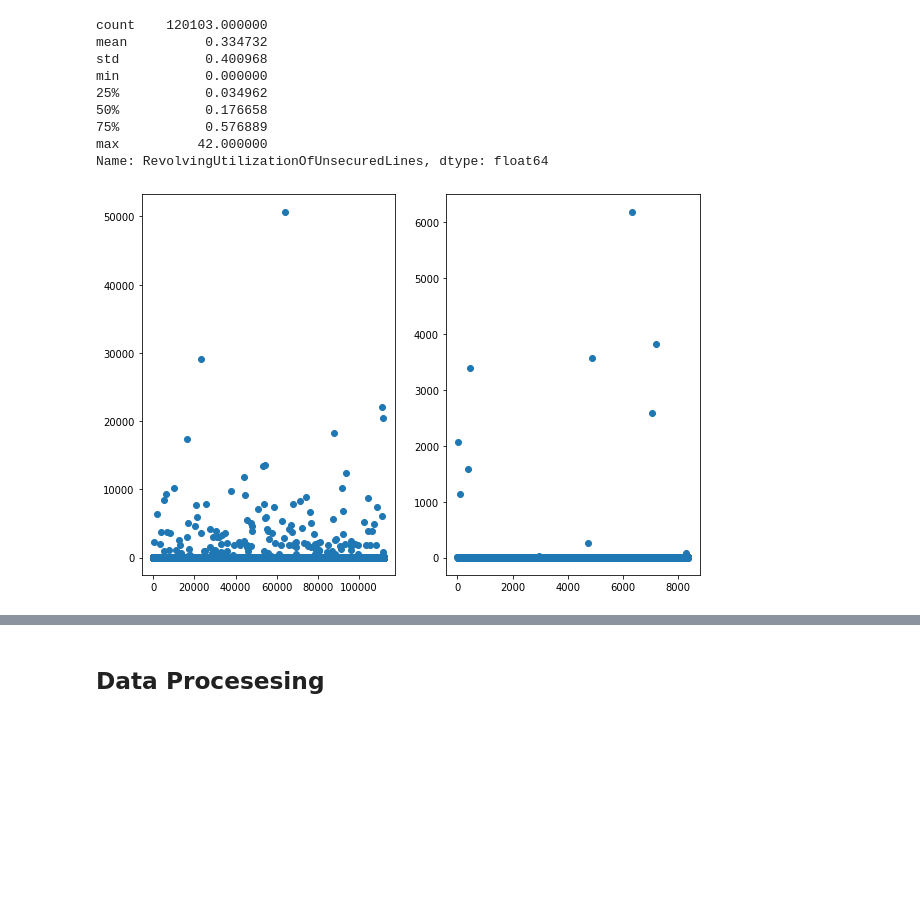
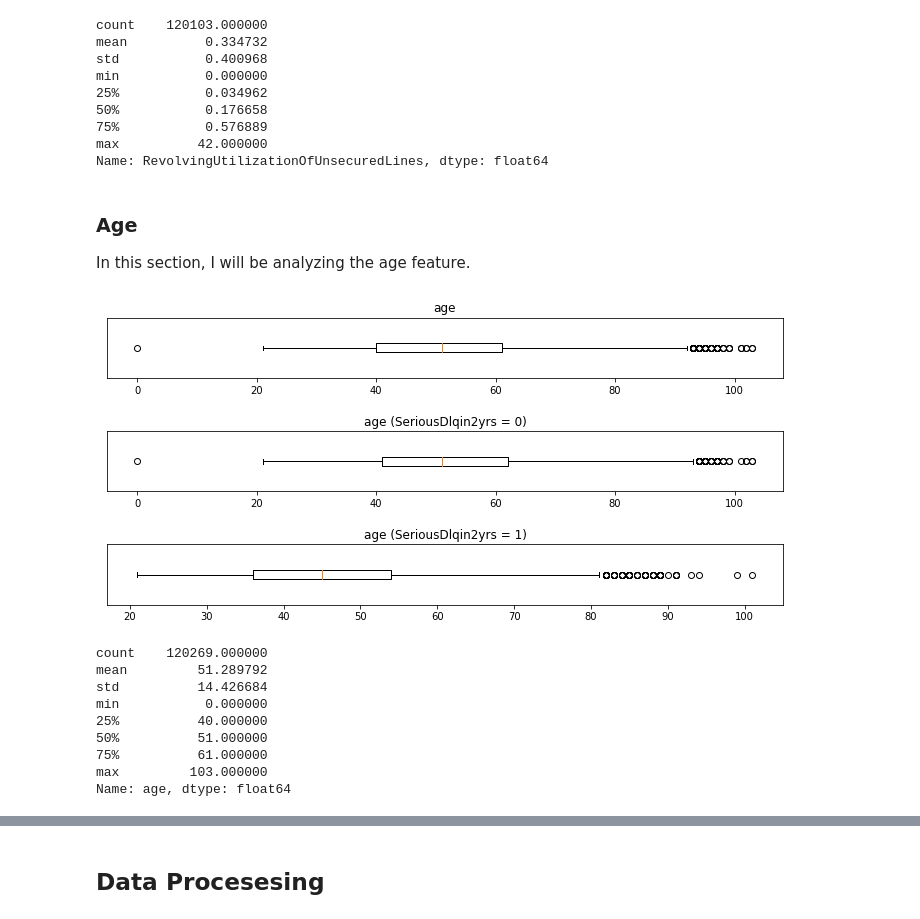
Before and after one commit to kimsternator/ECE-225-Project, a Jupyter notebook: ECE 225 Project.ipynb, the cells around one changed output, grey strips where cells are left out. Cells and saved outputs as stored; diff of their text form; code cells hidden in the pictures; blank space fills up the shorter version.

```diff
--- a/ECE 225 Project.ipynb
+++ b/ECE 225 Project.ipynb
@@ -143,24 +143,42 @@ min           0.000000
 75%           0.576889
 max          42.000000
 Name: RevolvingUtilizationOfUnsecuredLines, dtype: float64
-# %%
-fig = plt.figure(figsize = (10, 7))
-ruul_0 = training_data[training_data["SeriousDlqin2yrs"] == 0]["RevolvingUtilizationOfUnsecuredLines"]
-ruul_1 = training_data[training_data["SeriousDlqin2yrs"] == 1]["RevolvingUtilizationOfUnsecuredLines"]
-# plt.scatter([i for i in range(len(ruul_0))], ruul_0)
-# # plt.scatter([i for i in range(len(ruul_1))], ruul_1)
-# # print(min(training_data["RevolvingUtilizationOfUnsecuredLines"]), max(training_data["RevolvingUtilizationOfUnsecuredLines"]))
-# # print(len(training_data[training_data["RevolvingUtilizationOfUnsecuredLines"] > 100]))
-# plt.legend(["No Credit Risk"])
-# plt.show()
-
-plt.subplot(1, 2, 1)
-plt.scatter([i for i in range(len(ruul_0))], ruul_0)
-
-plt.subplot(1, 2, 2)
-plt.scatter([i for i in range(len(ruul_1))], ruul_1)
-
-
-plt.show()
-# %% [output]
-[figure, removed]
+# %% [markdown]
+### Age
+In this section, I will be analyzing the age feature.
+# %%
+fig = plt.figure(figsize=(10, 5))
+
+plt.subplot(3, 1, 1)
+plt.boxplot(training_data["age"], vert=False)
+ax = plt.gca()
+ax.set_title("age")
+ax.get_yaxis().set_visible(False)
+
+plt.subplot(3, 1, 2)
+plt.boxplot(training_data[training_data["SeriousDlqin2yrs"] == 0]["age"], vert=False)
+ax = plt.gca()
+ax.set_title("age (SeriousDlqin2yrs = 0)")
+ax.get_yaxis().set_visible(False)
+
+plt.subplot(3, 1, 3)
+plt.boxplot(training_data[training_data["SeriousDlqin2yrs"] == 1]["age"], vert=False)
+ax = plt.gca()
+ax.set_title("age (SeriousDlqin2yrs = 1)")
+ax.get_yaxis().set_visible(False)
+
+fig.tight_layout(pad=2.0)
+plt.show()
+
+print(training_data["age"].describe())
+# %% [output]
+[figure, added]
+count    120269.000000
+mean         51.289792
+std          14.426684
+min           0.000000
+25%          40.000000
+50%          51.000000
+75%          61.000000
+max         103.000000
+Name: age, dtype: float64
```
Also changed, not shown: parts of 4 cells of this notebook.
